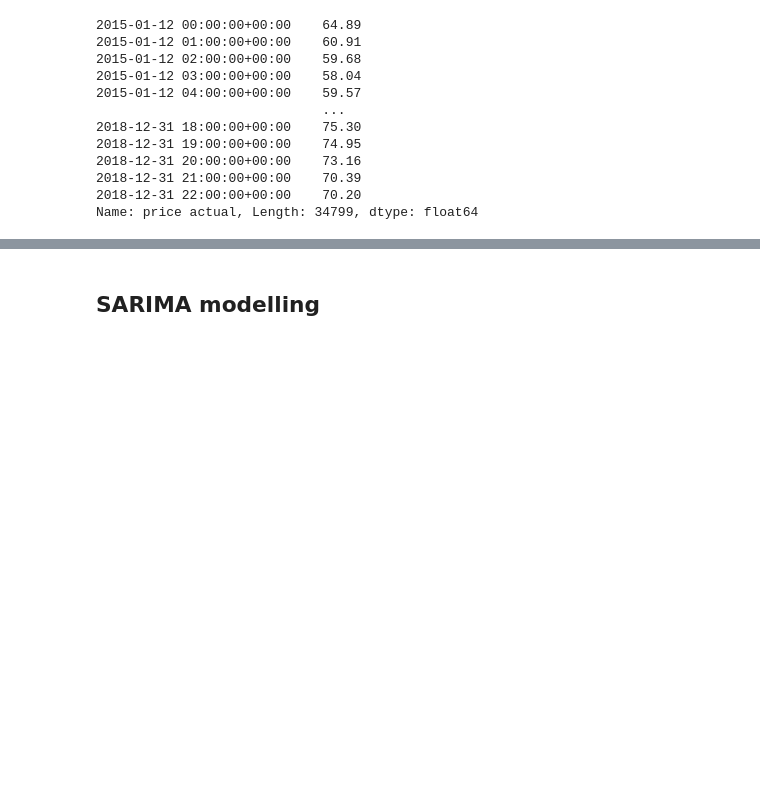
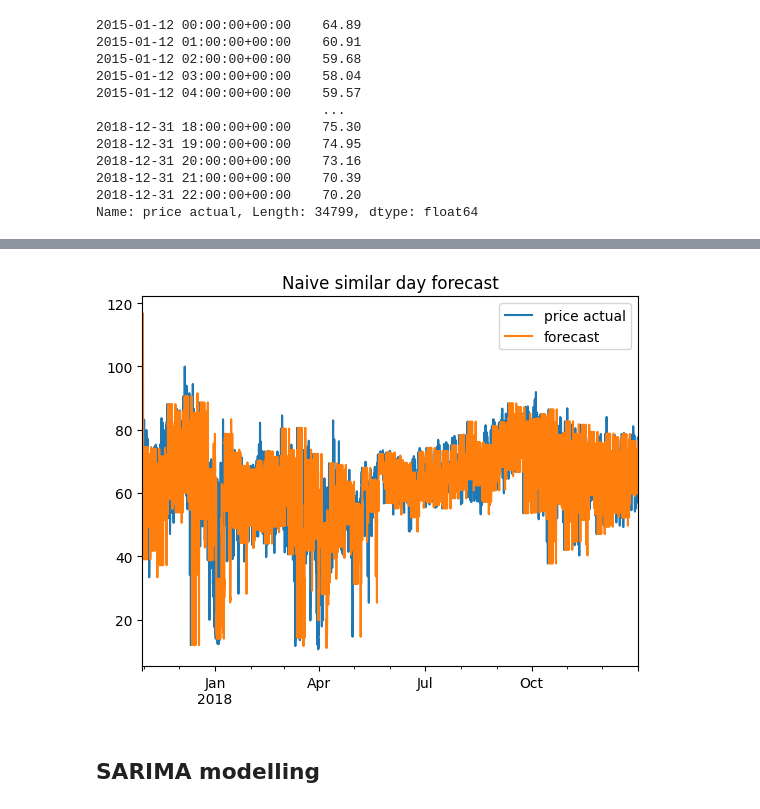
Before and after one commit to MiguelLoureiro98/EnergyForecasting, a Jupyter notebook: src/notebooks/hourly_forecasting/modelling.ipynb, the cells around one changed output, grey strips where cells are left out. Drawn from its saved outputs; the diff is of its cells as text; code cells hidden in the pictures; blank space fills up the shorter version.

Commit message:
Tested naive similarity forecast.

```diff
--- a/src/notebooks/hourly_forecasting/modelling.ipynb
+++ b/src/notebooks/hourly_forecasting/modelling.ipynb
@@ -136,3 +78,10 @@ Name: price actual, dtype: float64
+# %%
+naive_model = NaiveSimilarDay(data.ffill().iloc[int(np.round(data.shape[0] * 0.7)):]);
+forecasts = naive_model.forecast("2017-10-30");
+# %%
+pd.concat([data["price actual"].loc["2017-10-30":], forecasts.rename("forecast")], axis=1).plot(kind="line", title="Naive similar day forecast");
+# %% [output]
+[figure, added]
 # %% [markdown]
 ## SARIMA modelling
 # %% [markdown]
```
Also changed, not shown: parts of 10 cells of this notebook.
